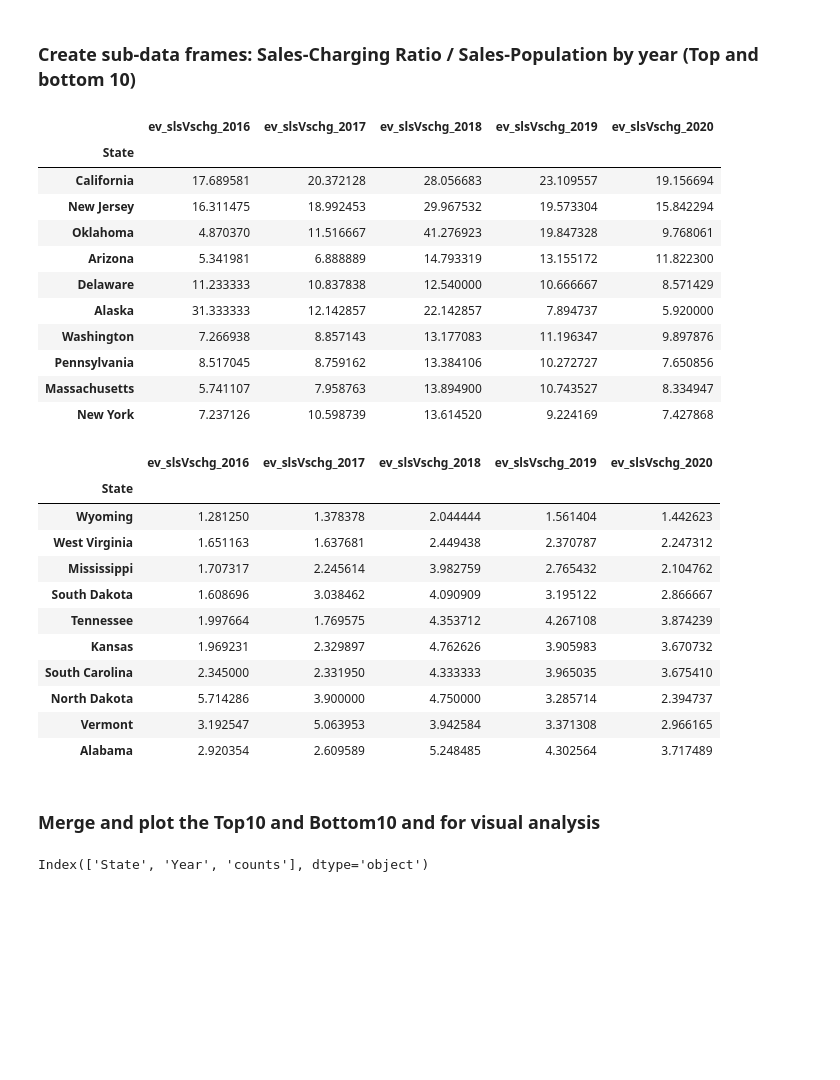
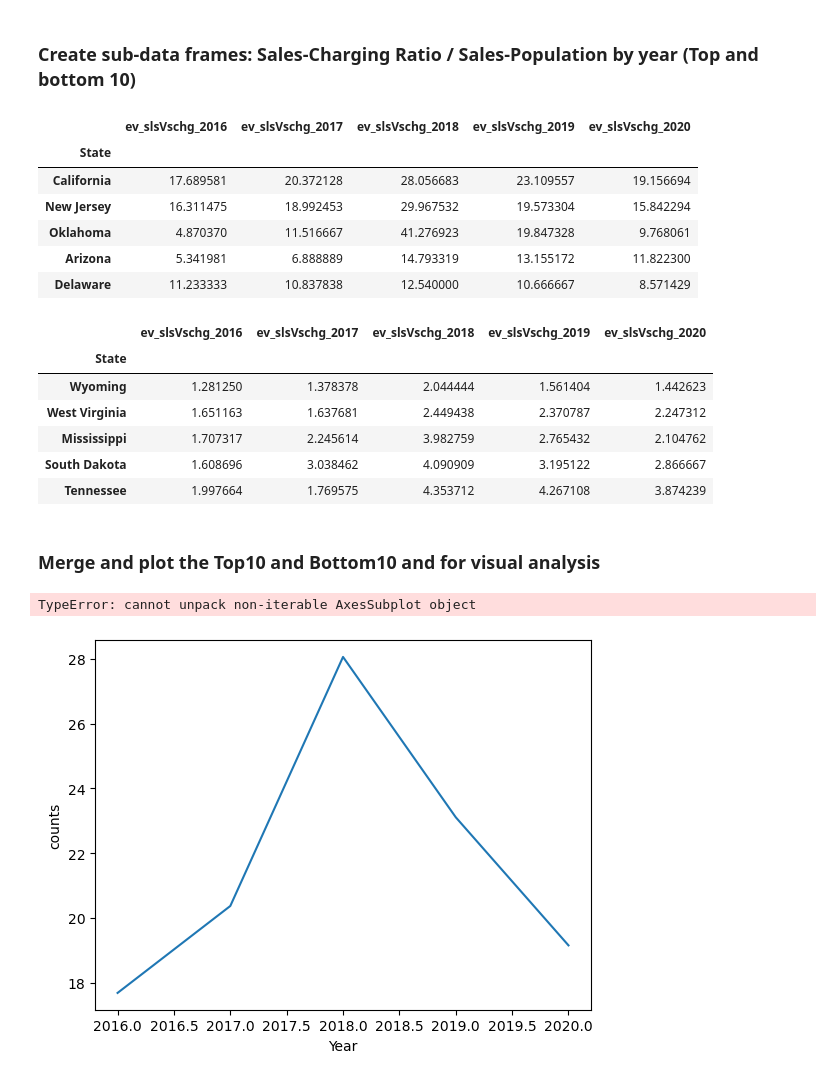
Before and after one commit to xnotynot/project1-evdata, a Jupyter notebook: Notebook/ev_sales_charge_infra_relation.ipynb, the cells around one changed output. Saved outputs shown, nothing was run; the diff lists cells and outputs as text; code cells hidden in the pictures; blank space fills up the shorter version.

```diff
--- a/Notebook/ev_sales_charge_infra_relation.ipynb
+++ b/Notebook/ev_sales_charge_infra_relation.ipynb
@@ -210,26 +210,21 @@ Lowest EV Sales and Charge Infra Ratio
 # %%
 ratio_fields = []
 ratio_fields.append('State')
 for year in range(lower_year_limit,higher_year_limit):
         ratio_fields.append(f'ev_slsVschg_{year}')
 
-ev_slsVschg_top10 = ev_sales_cstation_ratio.sort_values(by='ev_TslsVsTchg',ascending=False).head(10)[ratio_fields]
+ev_slsVschg_top10 = ev_sales_cstation_ratio.sort_values(by='ev_TslsVsTchg',ascending=False).head(5)[ratio_fields]
 ev_slsVschg_top10.set_index("State")
 # %% [output]
 |  | ev_slsVschg_2016 | ev_slsVschg_2017 | ev_slsVschg_2018 | ev_slsVschg_2019 | ev_slsVschg_2020 |
 | State |  |  |  |  |  |
 | California | 17.689581 | 20.372128 | 28.056683 | 23.109557 | 19.156694 |
 | New Jersey | 16.311475 | 18.992453 | 29.967532 | 19.573304 | 15.842294 |
 | Oklahoma | 4.870370 | 11.516667 | 41.276923 | 19.847328 | 9.768061 |
 | Arizona | 5.341981 | 6.888889 | 14.793319 | 13.155172 | 11.822300 |
 | Delaware | 11.233333 | 10.837838 | 12.540000 | 10.666667 | 8.571429 |
-| Alaska | 31.333333 | 12.142857 | 22.142857 | 7.894737 | 5.920000 |
-| Washington | 7.266938 | 8.857143 | 13.177083 | 11.196347 | 9.897876 |
-| Pennsylvania | 8.517045 | 8.759162 | 13.384106 | 10.272727 | 7.650856 |
-| Massachusetts | 5.741107 | 7.958763 | 13.894900 | 10.743527 | 8.334947 |
-| New York | 7.237126 | 10.598739 | 13.614520 | 9.224169 | 7.427868 |
 # %%
-ev_slsVschg_bot10 = ev_sales_cstation_ratio.sort_values(by='ev_TslsVsTchg',ascending=True).head(10)[ratio_fields]
+ev_slsVschg_bot10 = ev_sales_cstation_ratio.sort_values(by='ev_TslsVsTchg',ascending=True).head(5)[ratio_fields]
 ev_slsVschg_bot10.set_index("State")
 # %% [output]
 |  | ev_slsVschg_2016 | ev_slsVschg_2017 | ev_slsVschg_2018 | ev_slsVschg_2019 | ev_slsVschg_2020 |
@@ -239,11 +234,6 @@ ev_slsVschg_bot10.set_index("State")
 | Mississippi | 1.707317 | 2.245614 | 3.982759 | 2.765432 | 2.104762 |
 | South Dakota | 1.608696 | 3.038462 | 4.090909 | 3.195122 | 2.866667 |
 | Tennessee | 1.997664 | 1.769575 | 4.353712 | 4.267108 | 3.874239 |
-| Kansas | 1.969231 | 2.329897 | 4.762626 | 3.905983 | 3.670732 |
-| South Carolina | 2.345000 | 2.331950 | 4.333333 | 3.965035 | 3.675410 |
-| North Dakota | 5.714286 | 3.900000 | 4.750000 | 3.285714 | 2.394737 |
-| Vermont | 3.192547 | 5.063953 | 3.942584 | 3.371308 | 2.966165 |
-| Alabama | 2.920354 | 2.609589 | 5.248485 | 4.302564 | 3.717489 |
 # %% [markdown]
 ### Merge and plot the Top10 and Bottom10 and for visual analysis
 # %%
@@ -257,20 +247,24 @@ for year in range(lower_year_limit,higher_year_limit):
 # ev_TBslsVschg_plot_transpose
 ev_TBslsVschg_plot_stacked = pd.DataFrame(ev_TBslsVschg_plot.stack().reset_index(name='counts').rename(columns={ "level_1" : "Year"}))
 ev_TBslsVschg_plot_stacked.astype({"Year" : 'str'})
+ev_TBslsVschg_plot_stacked.set_index("State")
 
 x_state_list = []
 x_state_list = ev_TBslsVschg_plot_stacked["State"].unique()
+
+ # Seaborn----------------------------------
+for state_name in x_state_list:
+      state_data = pd.DataFrame(ev_TBslsVschg_plot_stacked.loc[ev_TBslsVschg_plot_stacked["State"] == state_name])
+      sns.lineplot(data=state_data, x='Year', y="counts")
+      # plt.legend(bbox_to_anchor=(1.02, 0.55), loc='upper right', borderaxespad=0)
+
 
 # set the Y limit to 50
 # x ticks to be one year apart (2016-2021) in integer
 # ratios on Y axis
 
-# Seaborn----------------------------------
-#sns.lineplot(data=euro_to_dollar_2020, x='year', y='ratio')
 
 # plot lines-----------------------------------
-for state_name in x_state_list:
-    sta
 # plt.plot(x, y, label = "line 1", linestyle="-")
 # plt.plot(y, x, label = "line 2", linestyle="--")
 # plt.plot(x, np.sin(x), label = "curve 1", linestyle="-.")
@@ -306,4 +300,5 @@ for state_name in x_state_list:
 
 # probably seaborn graphs?
 # %% [output]
-Index(['State', 'Year', 'counts'], dtype='object')
+TypeError: cannot unpack non-iterable AxesSubplot object
+[figure, added]
```
